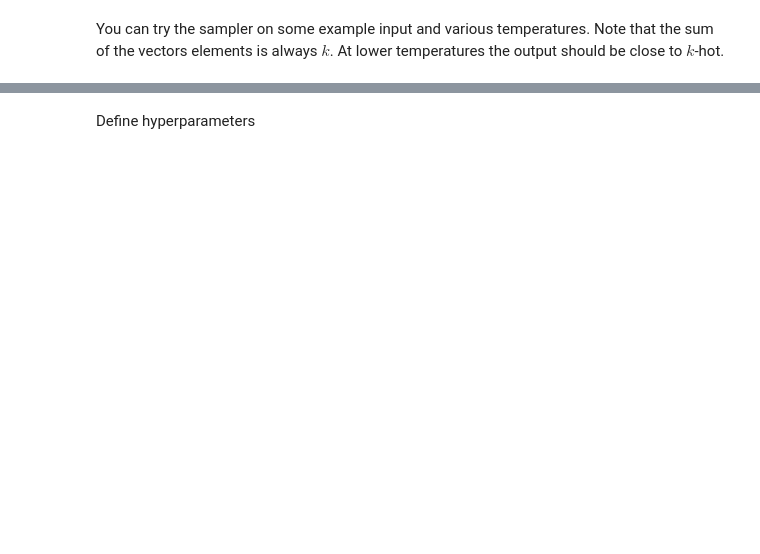
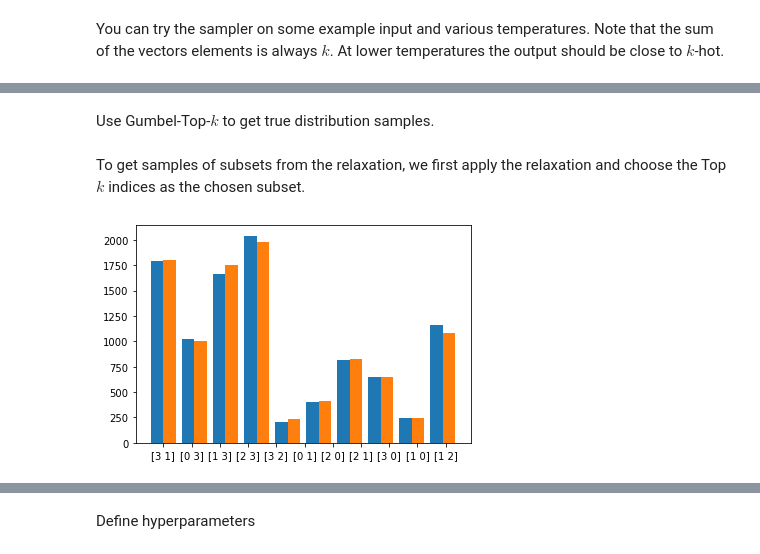
Before and after one commit to alpz/discrete-sampling, a Jupyter notebook: subsets.ipynb, the cells around one changed output, grey strips where cells are left out. Saved outputs shown, nothing was run; the diff lists cells and outputs as text; code cells hidden in the pictures; blank space fills up the shorter version.

Commit message:
subset

```diff
--- a/subsets.ipynb
+++ b/subsets.ipynb
@@ -138,3 +153,31 @@ TODO
+# %%
+w = torch.tensor([[1.,2.,3.,4.]]).to(gpu)
+w = w.tile((10000,1))
+w_scores = torch.log(w)
+# %% [markdown]
+Use Gumbel-Top-$k$ to get true distribution samples.
+# %%
+#true samples
+m = torch.distributions.gumbel.Gumbel(torch.zeros_like(w_scores), torch.ones_like(w_scores))
+g = m.sample()
+scores = w_scores + g
+samples = torch.topk(scores, 2)[1]
+samples = samples.detach().cpu().numpy()
+samples = [str(x) for x in samples]
+# %% [markdown]
+To get samples of subsets from the relaxation, we first apply the relaxation and choose the Top $k$ indices as the chosen subset.
+# %%
+#relaxed samples
+r_samples = sampler(w_scores)
+
+r_samples = torch.topk(r_samples, 2)[1]
+r_samples = r_samples.detach().cpu().numpy()
+r_samples = [str(x) for x in r_samples]
+# %%
+plt.hist([samples,r_samples], align='left')
+plt.show()
+# %% [output]
+[figure, added]
 # %% [markdown]
 ## Application: Differentiable k Nearest Neighbors
 
```
Also changed, not shown: parts of 11 cells of this notebook.
